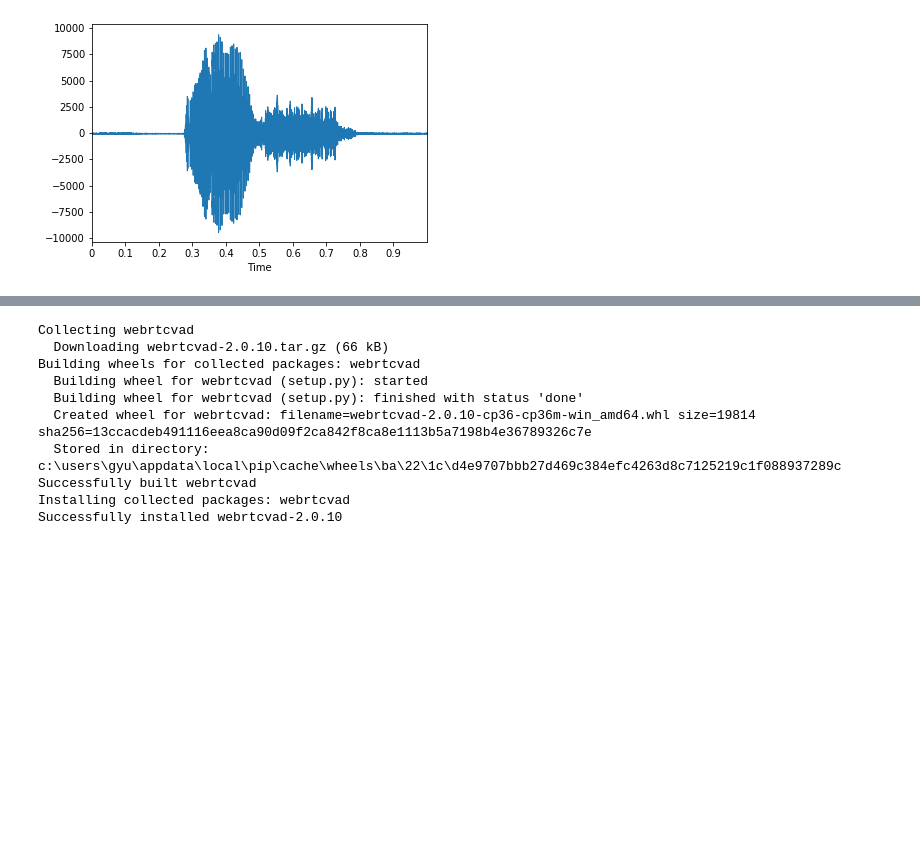
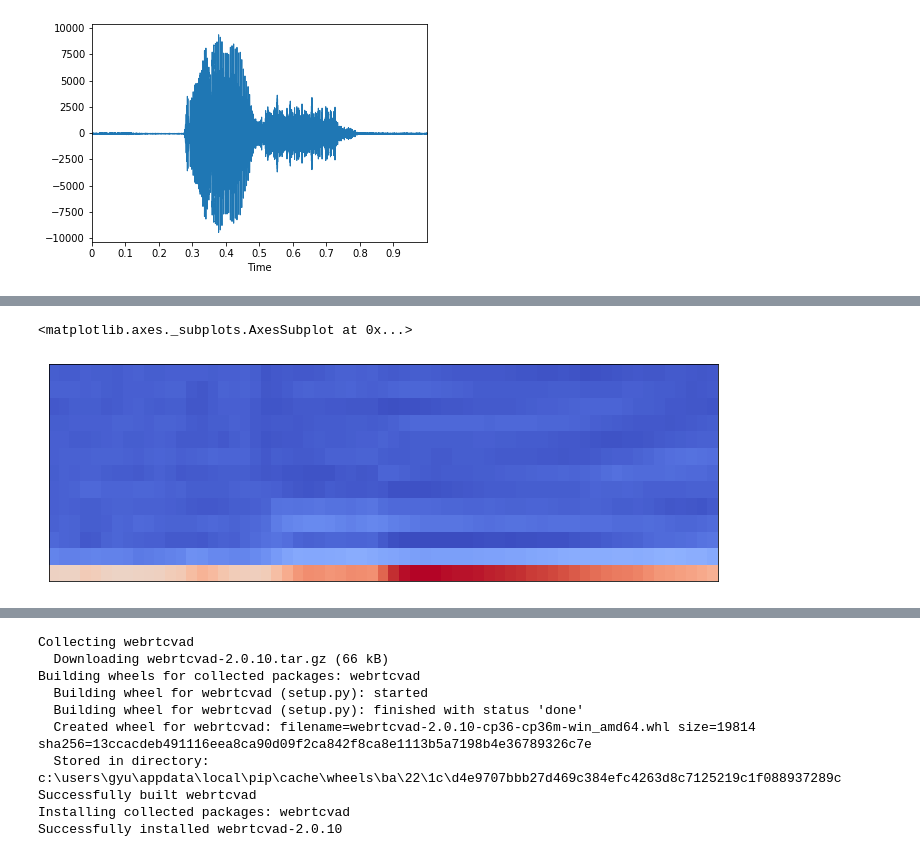
Before and after one commit to GyuYoungCho/Deep_learning, a Jupyter notebook: audio/speech.ipynb, the cells around one changed output, grey strips where cells are left out. Cells and saved outputs as stored; diff of their text form; code cells hidden in the pictures; blank space fills up the shorter version.

```diff
--- a/audio/speech.ipynb
+++ b/audio/speech.ipynb
@@ -88,0 +118,11 @@ librosa.display.specshow(log_S, sr=sr1, x_axis='time')
+# %%
+mel_basis = librosa.filters.mel(sr1, 1024, n_mels=40)
+mel_S = np.dot(mel_basis, D)
+log_mel_S = librosa.power_to_db(mel_S)
+mfcc = librosa.feature.mfcc(S=log_mel_S, n_mfcc=13)
+mfcc = mfcc.astype(np.float32)
+plt.figure(figsize=(12,4))
+librosa.display.specshow(mfcc)
+# %% [output]
+<matplotlib.axes._subplots.AxesSubplot at 0x...>
+[figure, added]
```
Also changed, not shown: parts of 12 cells of this notebook, 2 other files.
